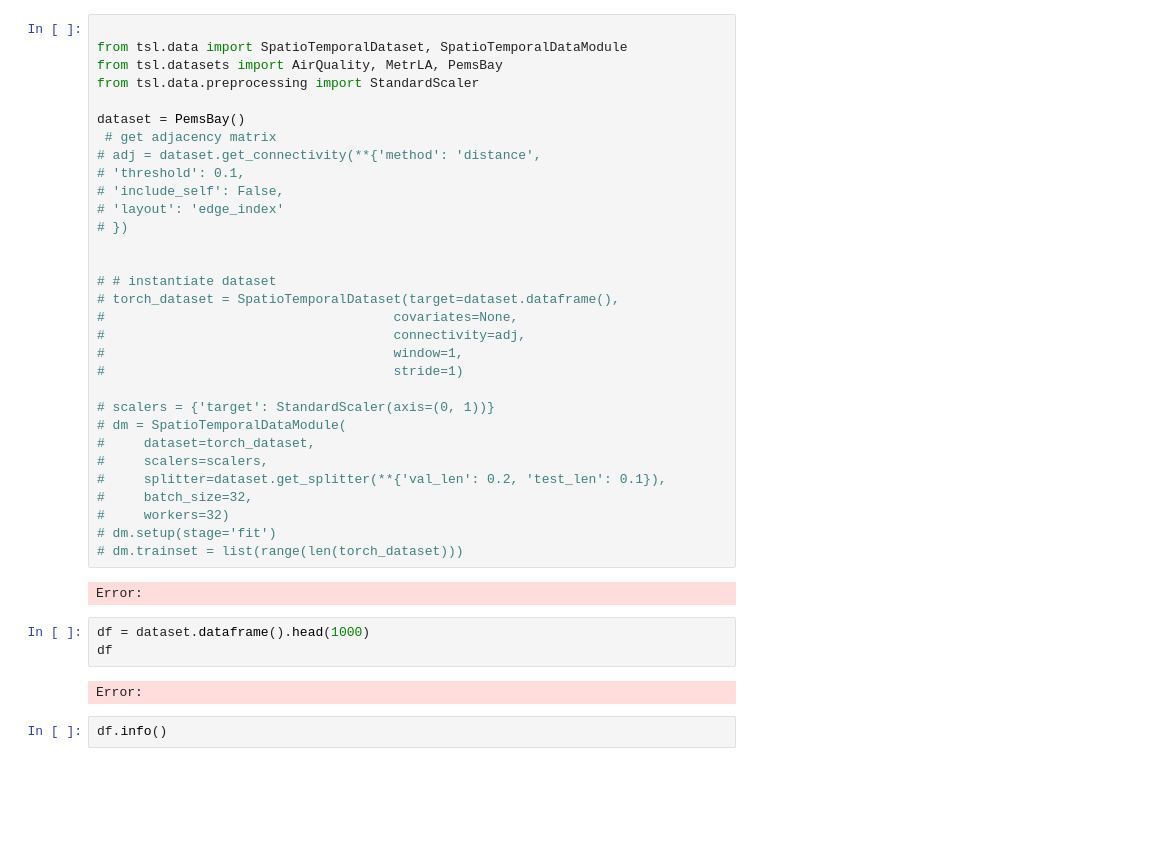
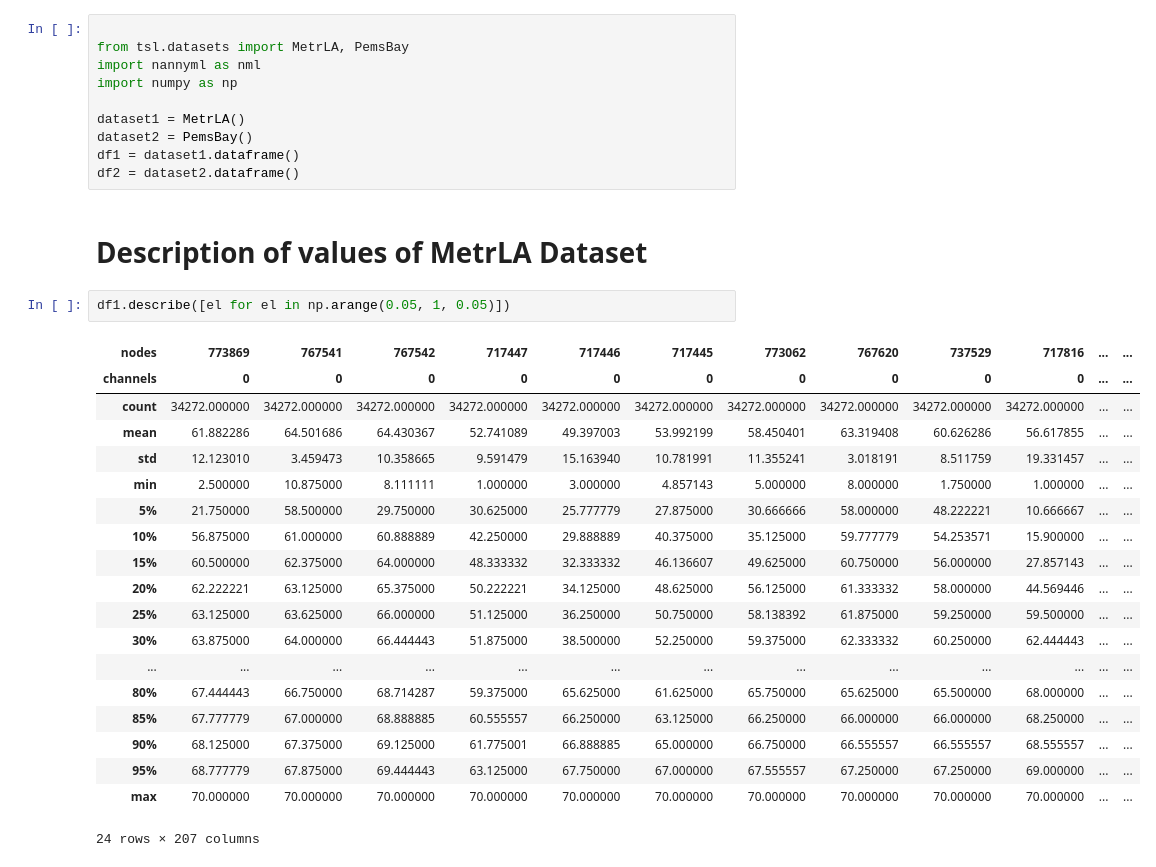
Before and after one commit to PaulMagos/MCS_Thesis, a Jupyter notebook: AnalysisDatasets.ipynb, the cells around one changed output. Saved outputs shown, nothing was run; the diff lists cells and outputs as text; blank space fills up the shorter version.

Commit message:
Dataset Distribution Drift Analysis

```diff
--- a/AnalysisDatasets.ipynb
+++ b/AnalysisDatasets.ipynb
@@ -1,40 +1,34 @@
-# %%
-
-from tsl.data import SpatioTemporalDataset, SpatioTemporalDataModule
-from tsl.datasets import AirQuality, MetrLA, PemsBay
-from tsl.data.preprocessing import StandardScaler
-
-dataset = PemsBay()
- # get adjacency matrix
-# adj = dataset.get_connectivity(**{'method': 'distance',
-# 'threshold': 0.1,
-# 'include_self': False,
-# 'layout': 'edge_index'
-# })
-
-
-# # instantiate dataset
-# torch_dataset = SpatioTemporalDataset(target=dataset.dataframe(),
-#                                     covariates=None,
-#                                     connectivity=adj,
-#                                     window=1,
-#                                     stride=1)
-
-# scalers = {'target': StandardScaler(axis=(0, 1))}
-# dm = SpatioTemporalDataModule(
-#     dataset=torch_dataset,
-#     scalers=scalers,
-#     splitter=dataset.get_splitter(**{'val_len': 0.2, 'test_len': 0.1}),
-#     batch_size=32,
-#     workers=32)
-# dm.setup(stage='fit')
-# dm.trainset = list(range(len(torch_dataset)))
-# %% [output]
-Error:
-# %%
-df = dataset.dataframe().head(1000)
-df
-# %% [output]
-Error:
-# %%
-df.info()
+# %%
+
+from tsl.datasets import MetrLA, PemsBay
+import nannyml as nml
+import numpy as np
+
+dataset1 = MetrLA()
+dataset2 = PemsBay()
+df1 = dataset1.dataframe()
+df2 = dataset2.dataframe()
+# %% [markdown]
+# Description of values of MetrLA Dataset
+# %%
+df1.describe([el for el in np.arange(0.05, 1, 0.05)])
+# %% [output]
+| nodes | 773869 | 767541 | 767542 | 717447 | 717446 | 717445 | 773062 | 767620 | 737529 | 717816 | ... | ... |
+| channels | 0 | 0 | 0 | 0 | 0 | 0 | 0 | 0 | 0 | 0 | ... | ... |
+| count | 34272.000000 | 34272.000000 | 34272.000000 | 34272.000000 | 34272.000000 | 34272.000000 | 34272.000000 | 34272.000000 | 34272.000000 | 34272.000000 | ... | ... |
+| mean | 61.882286 | 64.501686 | 64.430367 | 52.741089 | 49.397003 | 53.992199 | 58.450401 | 63.319408 | 60.626286 | 56.617855 | ... | ... |
+| std | 12.123010 | 3.459473 | 10.358665 | 9.591479 | 15.163940 | 10.781991 | 11.355241 | 3.018191 | 8.511759 | 19.331457 | ... | ... |
+| min | 2.500000 | 10.875000 | 8.111111 | 1.000000 | 3.000000 | 4.857143 | 5.000000 | 8.000000 | 1.750000 | 1.000000 | ... | ... |
+| 5% | 21.750000 | 58.500000 | 29.750000 | 30.625000 | 25.777779 | 27.875000 | 30.666666 | 58.000000 | 48.222221 | 10.666667 | ... | ... |
+| 10% | 56.875000 | 61.000000 | 60.888889 | 42.250000 | 29.888889 | 40.375000 | 35.125000 | 59.777779 | 54.253571 | 15.900000 | ... | ... |
+| 15% | 60.500000 | 62.375000 | 64.000000 | 48.333332 | 32.333332 | 46.136607 | 49.625000 | 60.750000 | 56.000000 | 27.857143 | ... | ... |
+| 20% | 62.222221 | 63.125000 | 65.375000 | 50.222221 | 34.125000 | 48.625000 | 56.125000 | 61.333332 | 58.000000 | 44.569446 | ... | ... |
+| 25% | 63.125000 | 63.625000 | 66.000000 | 51.125000 | 36.250000 | 50.750000 | 58.138392 | 61.875000 | 59.250000 | 59.500000 | ... | ... |
+| 30% | 63.875000 | 64.000000 | 66.444443 | 51.875000 | 38.500000 | 52.250000 | 59.375000 | 62.333332 | 60.250000 | 62.444443 | ... | ... |
+| ... | ... | ... | ... | ... | ... | ... | ... | ... | ... | ... | ... | ... |
+| 80% | 67.444443 | 66.750000 | 68.714287 | 59.375000 | 65.625000 | 61.625000 | 65.750000 | 65.625000 | 65.500000 | 68.000000 | ... | ... |
+| 85% | 67.777779 | 67.000000 | 68.888885 | 60.555557 | 66.250000 | 63.125000 | 66.250000 | 66.000000 | 66.000000 | 68.250000 | ... | ... |
+| 90% | 68.125000 | 67.375000 | 69.125000 | 61.775001 | 66.888885 | 65.000000 | 66.750000 | 66.555557 | 66.555557 | 68.555557 | ... | ... |
+| 95% | 68.777779 | 67.875000 | 69.444443 | 63.125000 | 67.750000 | 67.000000 | 67.555557 | 67.250000 | 67.250000 | 69.000000 | ... | ... |
+| max | 70.000000 | 70.000000 | 70.000000 | 70.000000 | 70.000000 | 70.000000 | 70.000000 | 70.000000 | 70.000000 | 70.000000 | ... | ... |
+24 rows × 207 columns
```
Also changed, not shown: parts of 11 cells of this notebook, 1 other file.
